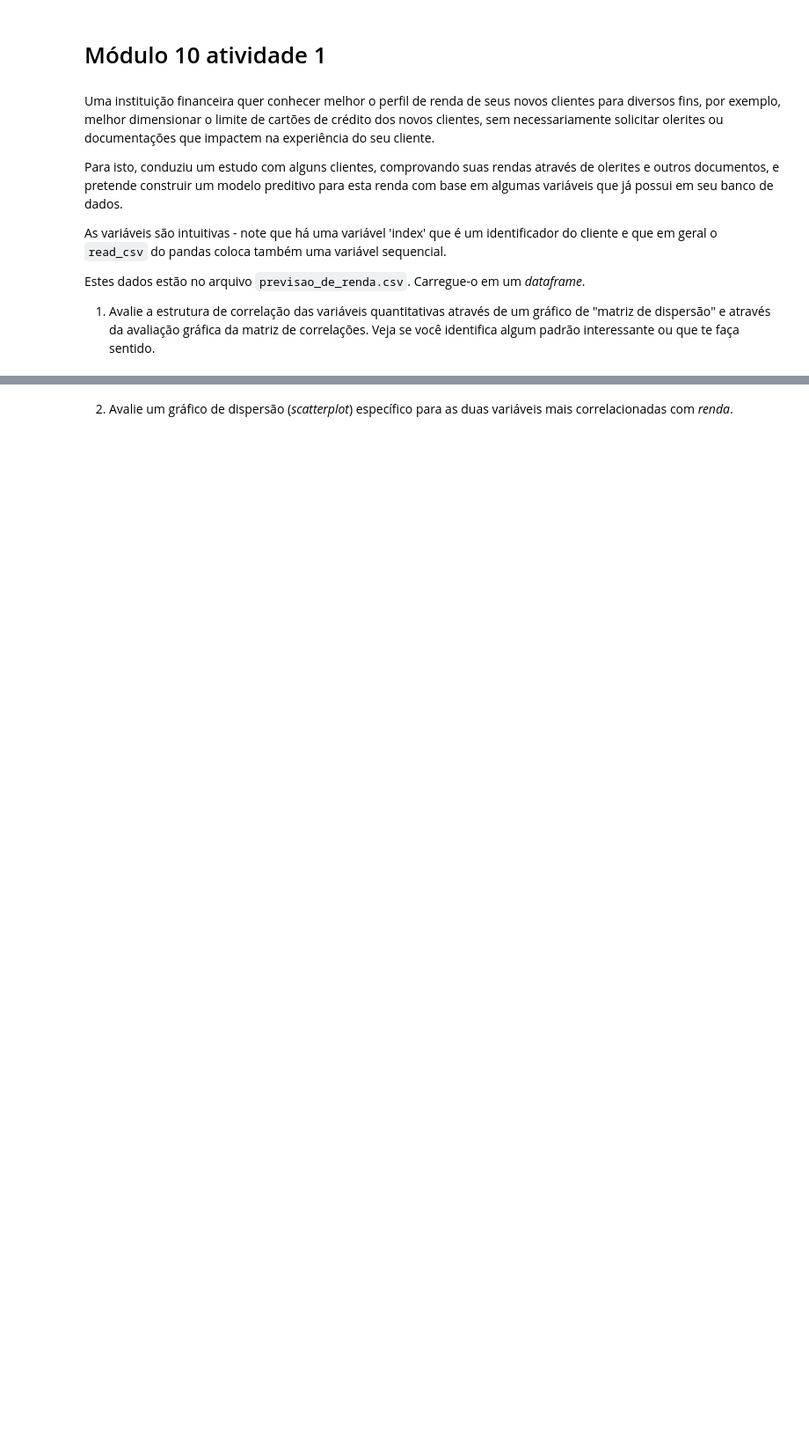
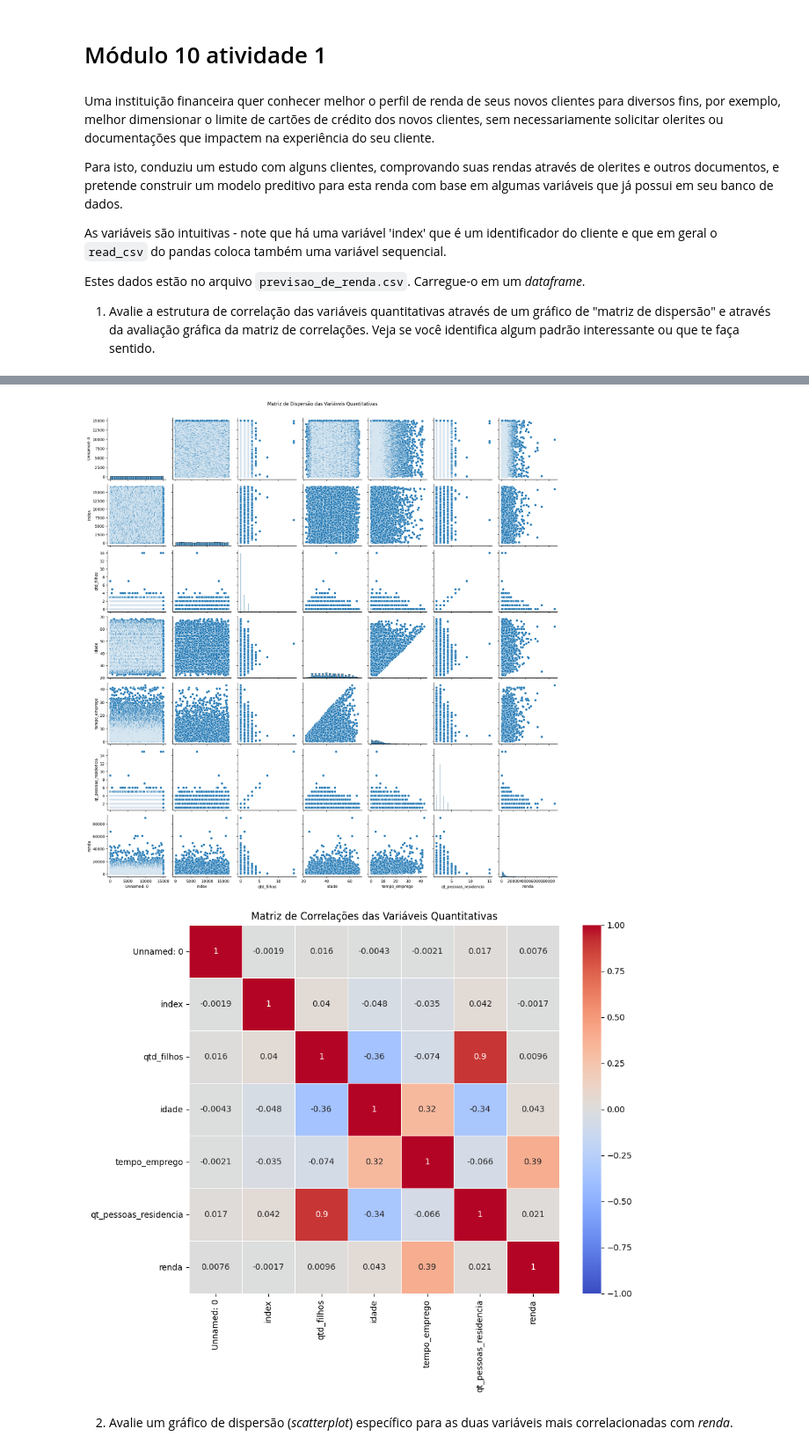
Before and after one commit to vini547/volta-zero, a Jupyter notebook: Profissao-Cientista de Dados_M10_support material_assignment01.ipynb, the cells around one changed output, grey strips where cells are left out. Shown at 88% size. Cells and saved outputs as stored; diff of their text form; code cells hidden in the pictures; blank space fills up the shorter version.

```diff
--- a/Profissao-Cientista de Dados_M10_support material_assignment01.ipynb
+++ b/Profissao-Cientista de Dados_M10_support material_assignment01.ipynb
@@ -12,0 +18,4 @@
+# %%
+df = pd.read_csv('previsao_de_renda.csv.csv')
+
+df.head()
@@ -13,2 +29,23 @@
+# %%
+
+# Selecionar apenas as colunas numéricas
+df_numeric = df.select_dtypes(include=['float64', 'int64'])
+
+# Matriz de dispersão (Scatter Matrix)
+sns.pairplot(df_numeric)
+plt.suptitle('Matriz de Dispersão das Variáveis Quantitativas', y=1.02)
+plt.show()
+
+# Matriz de correlação
+correlation_matrix = df_numeric.corr()
+
+# Visualização gráfica da matriz de correlação
+plt.figure(figsize=(10, 8))
+sns.heatmap(correlation_matrix, annot=True, cmap='coolwarm', linewidths=0.5, vmin=-1, vmax=1)
+plt.title('Matriz de Correlações das Variáveis Quantitativas')
+plt.show()
+# %% [output]
+[figure, added]
+[figure, added]
 # %% [markdown]
 2) Avalie um gráfico de dispersão (*scatterplot*) específico para as duas variáveis mais correlacionadas com *renda*.
```
Also changed, not shown: parts of 6 cells of this notebook.
